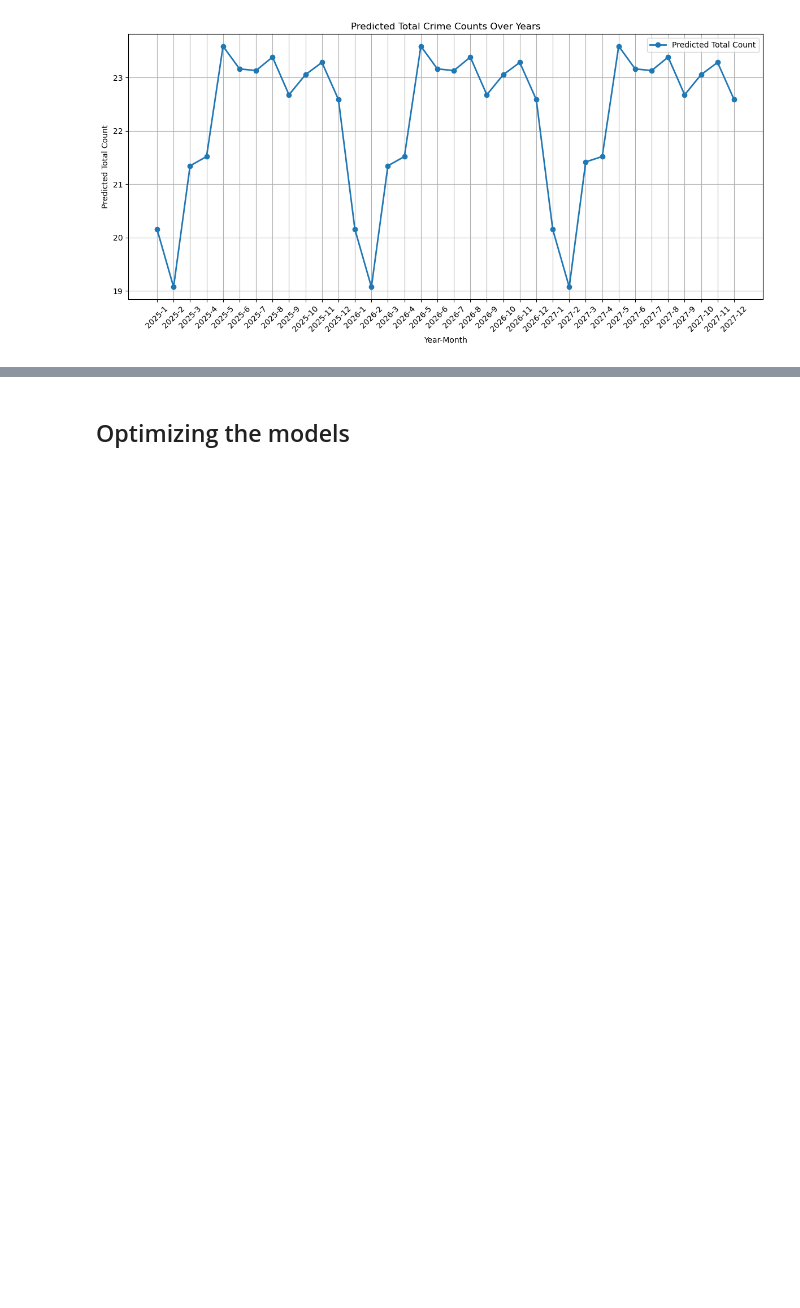
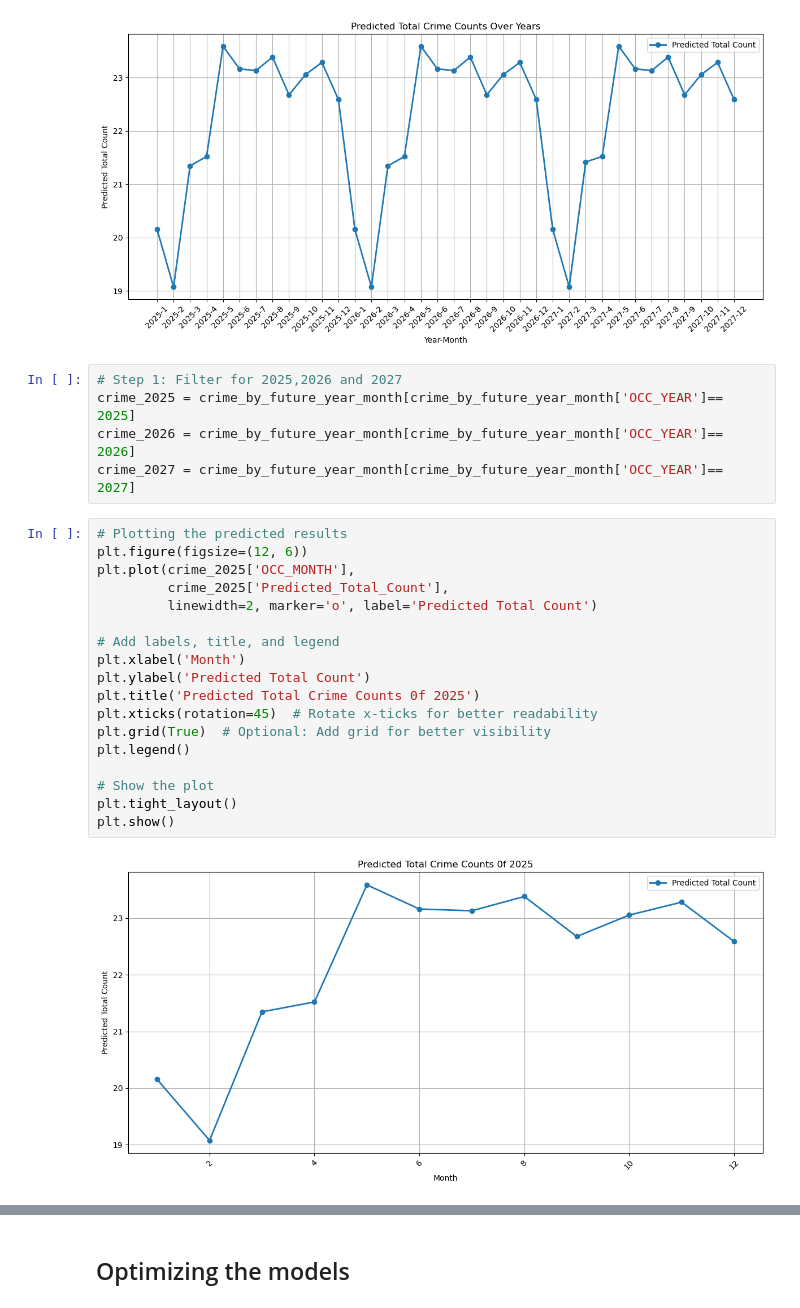
Before and after one commit to bhanotlavanya/Project_4_Crime_Prediction, a Jupyter notebook: crime_data_2.ipynb, the cells around one changed output, grey strips where cells are left out. Saved outputs shown, nothing was run; the diff lists cells and outputs as text; blank space fills up the shorter version.

```diff
--- a/crime_data_2.ipynb
+++ b/crime_data_2.ipynb
@@ -737,3 +737,28 @@ plt.tight_layout()
 plt.show()
 # %% [output]
 [figure]
+# %%
+# Step 1: Filter for 2025,2026 and 2027
+crime_2025 = crime_by_future_year_month[crime_by_future_year_month['OCC_YEAR']== 2025]
+crime_2026 = crime_by_future_year_month[crime_by_future_year_month['OCC_YEAR']== 2026]
+crime_2027 = crime_by_future_year_month[crime_by_future_year_month['OCC_YEAR']== 2027]
+# %%
+# Plotting the predicted results
+plt.figure(figsize=(12, 6))
+plt.plot(crime_2025['OCC_MONTH'],
+         crime_2025['Predicted_Total_Count'],
+         linewidth=2, marker='o', label='Predicted Total Count')
+
+# Add labels, title, and legend
+plt.xlabel('Month')
+plt.ylabel('Predicted Total Count')
+plt.title('Predicted Total Crime Counts 0f 2025')
+plt.xticks(rotation=45)  # Rotate x-ticks for better readability
+plt.grid(True)  # Optional: Add grid for better visibility
+plt.legend()
+
+# Show the plot
+plt.tight_layout()
+plt.show()
+# %% [output]
+[figure, added]
```
Also changed, not shown: parts of 6 cells of this notebook.
